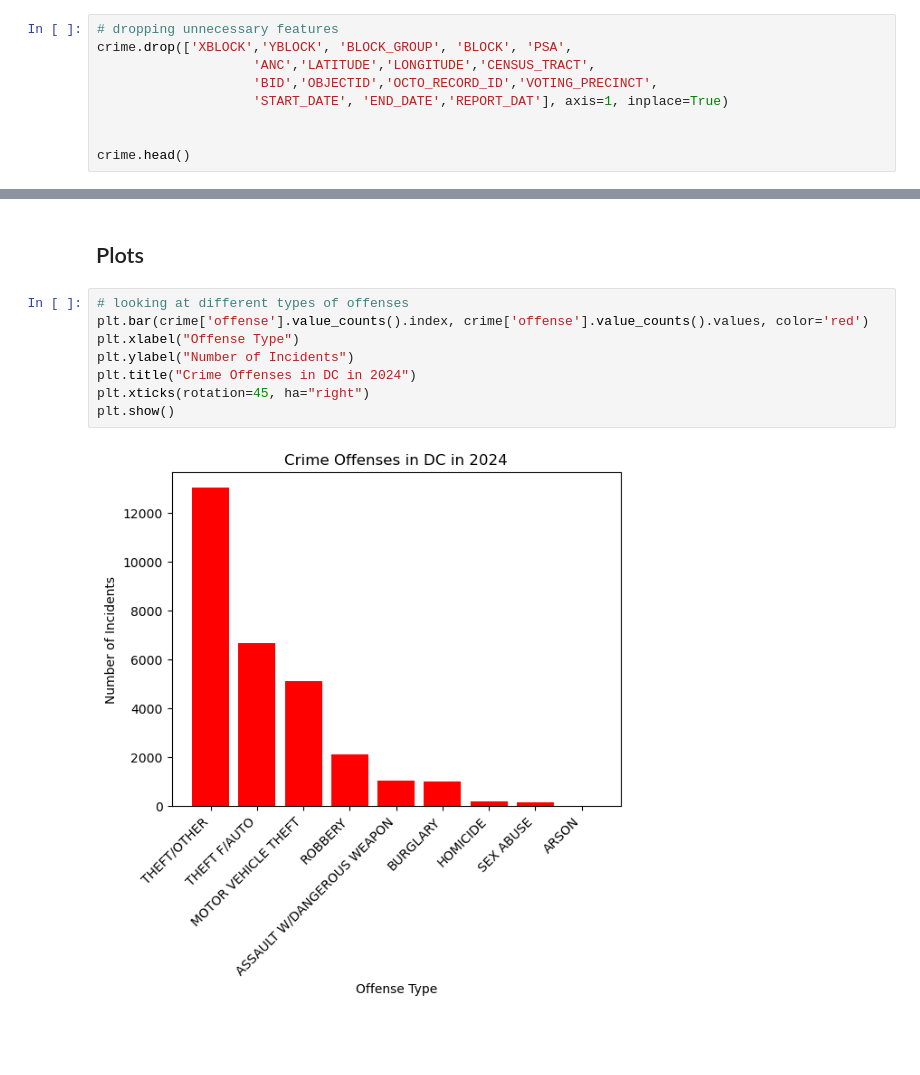
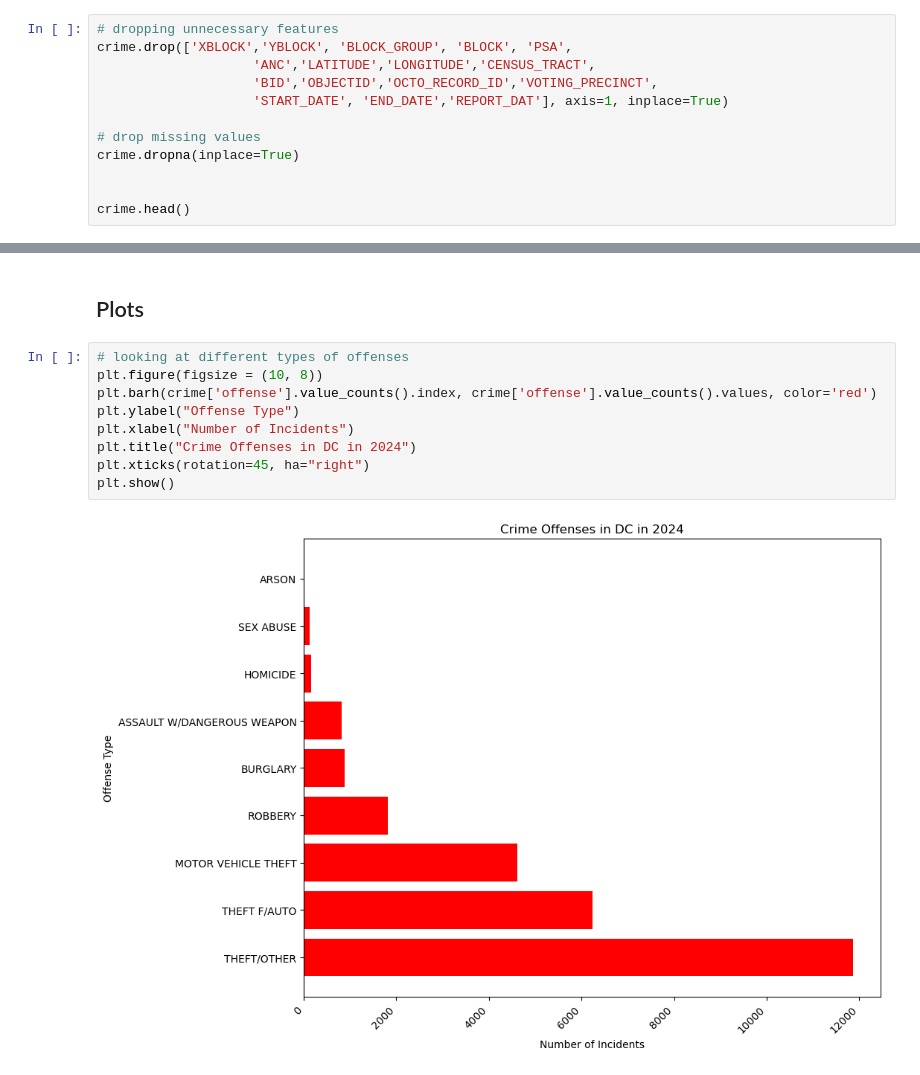
Before and after one commit to salamutu/DS-Final-Project, a Jupyter notebook: ds_final_project.ipynb, the cells around one changed output, grey strips where cells are left out. Drawn from its saved outputs; the diff is of its cells as text; blank space fills up the shorter version.

```diff
--- a/ds_final_project.ipynb
+++ b/ds_final_project.ipynb
@@ -67,6 +75,9 @@ crime.drop(['XBLOCK','YBLOCK', 'BLOCK_GROUP', 'BLOCK', 'PSA',
                     'BID','OBJECTID','OCTO_RECORD_ID','VOTING_PRECINCT',
                     'START_DATE', 'END_DATE','REPORT_DAT'], axis=1, inplace=True)
 
+# drop missing values
+crime.dropna(inplace=True)
+
 
 crime.head()
 # %% [output]
@@ -177,14 +217,15 @@ pd.DataFrame(offense_proportions).head()
 ## Plots
 # %%
 # looking at different types of offenses
-plt.bar(crime['offense'].value_counts().index, crime['offense'].value_counts().values, color='red')
-plt.xlabel("Offense Type")
-plt.ylabel("Number of Incidents")
+plt.figure(figsize = (10, 8))
+plt.barh(crime['offense'].value_counts().index, crime['offense'].value_counts().values, color='red')
+plt.ylabel("Offense Type")
+plt.xlabel("Number of Incidents")
 plt.title("Crime Offenses in DC in 2024")
 plt.xticks(rotation=45, ha="right")
 plt.show()
 # %% [output]
-[figure, old version]
+[figure, new version]
 # %%
 # looking at crimes for different shifts
 plt.bar(crime['shift'].value_counts().index, crime['shift'].value_counts().values, color='teal')
```
Also changed, not shown: parts of 21 cells of this notebook, 1 other file.
